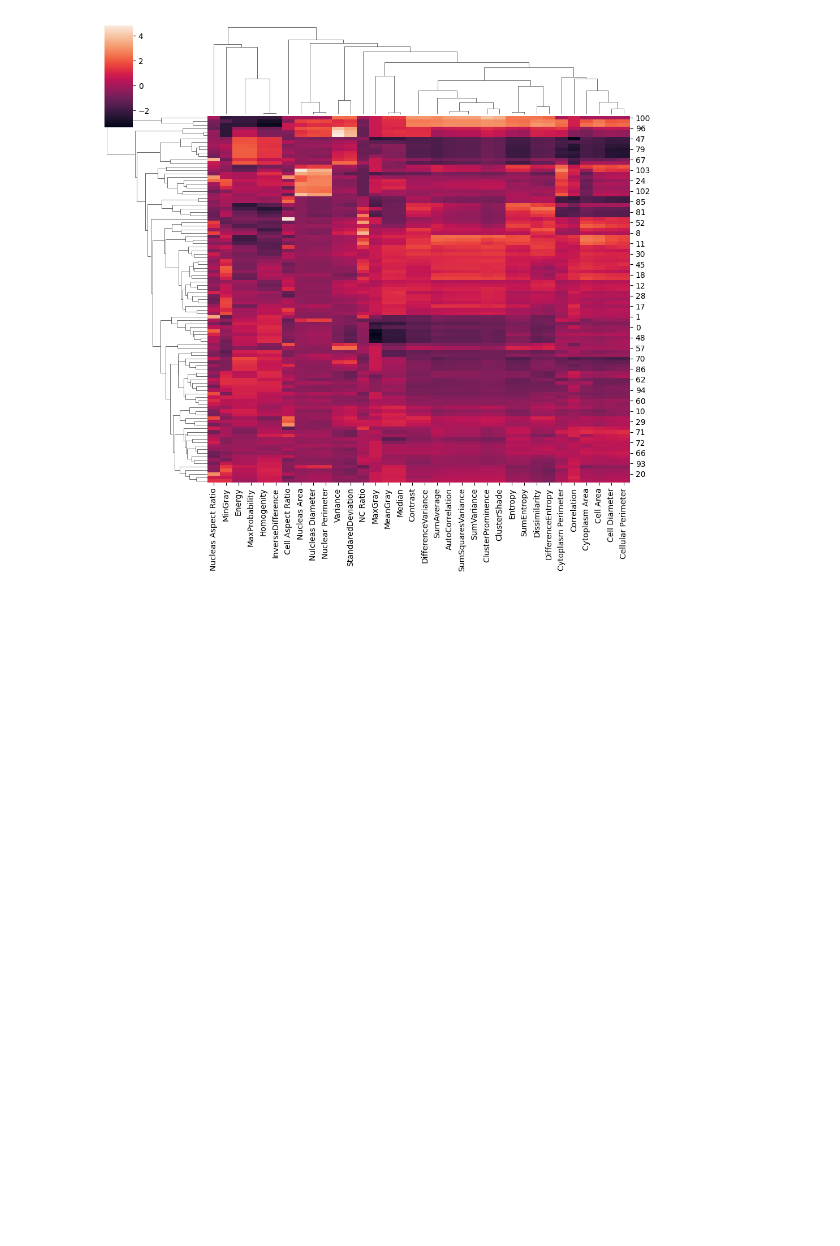
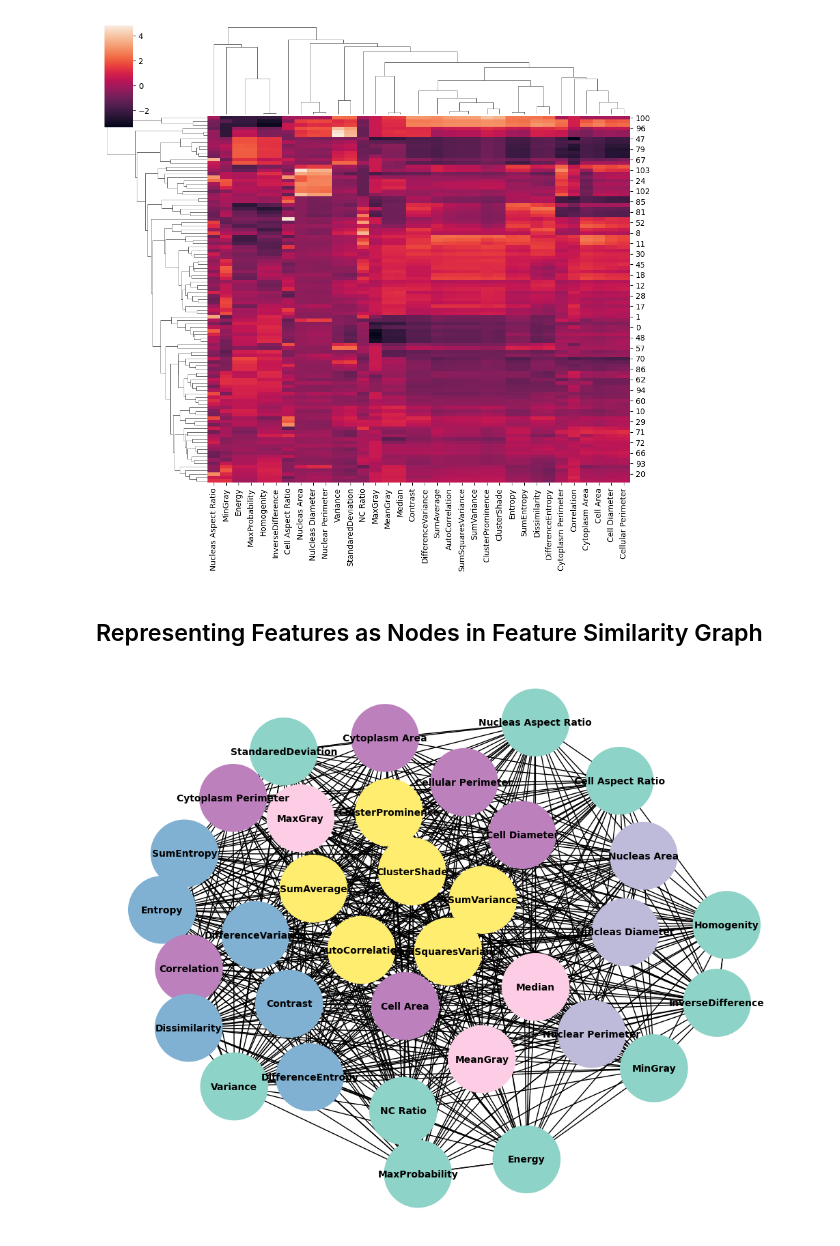
Before and after one commit to almusawiaf/Bio_Sensing, a Jupyter notebook: src/main.ipynb, the cells around one changed output. Saved outputs shown, nothing was run; the diff lists cells and outputs as text; code cells hidden in the pictures; blank space fills up the shorter version.

Commit message:
clusters of features

```diff
--- a/src/main.ipynb
+++ b/src/main.ipynb
@@ -179,3 +75,47 @@ sns.clustermap(df2_scaled, method='average', metric='euclidean', figsize=(10, 10
 plt.show()
 # %% [output]
 [figure]
+# %% [markdown]
+## Representing Features as Nodes in Feature Similarity Graph
+# %%
+import community as community_louvain  # Louvain clustering
+from scipy.spatial.distance import pdist, squareform
+
+dist_matrix = pdist(df2_scaled.T, metric='euclidean')  # Pairwise distances between features (columns)
+dist_matrix_square = squareform(dist_matrix)  # Convert to a square matrix
+
+# Step 2: Convert distances to similarity
+similarity_matrix = 1 / (1 + dist_matrix_square)  # Convert distances to similarities
+
+# Step 3: Create a graph using NetworkX
+G = nx.Graph()
+
+# Add nodes (features)
+for feature in df2_numeric.columns:
+    G.add_node(feature)
+
+# Add edges (with similarity as the weight)
+for i, feature_1 in enumerate(df2_numeric.columns):
+    for j, feature_2 in enumerate(df2_numeric.columns):
+        if i < j:  # Avoid duplicate edges
+            similarity = similarity_matrix[i, j]
+            G.add_edge(feature_1, feature_2, weight=similarity)
+
+# Step 4: Cluster the graph using the Louvain method
+partition = community_louvain.best_partition(G)
+
+# Step 5: Visualize the graph with clusters
+plt.figure(figsize=(10, 8))
+pos = nx.spring_layout(G)  # Layout for visualization
+weights = [G[u][v]['weight'] for u, v in G.edges()]  # Extract edge weights
+
+# Assign colors based on the clusters
+colors = [partition[node] for node in G.nodes()]
+
+# Draw the graph with clusters
+nx.draw(G, pos, node_color=colors, with_labels=True, node_size=5000, cmap=plt.cm.Set3, font_size=10, font_weight='bold')
+nx.draw_networkx_edges(G, pos, width=weights)
+
+plt.show()
+# %% [output]
+[figure, added]
```
Also changed, not shown: parts of 9 cells of this notebook.
